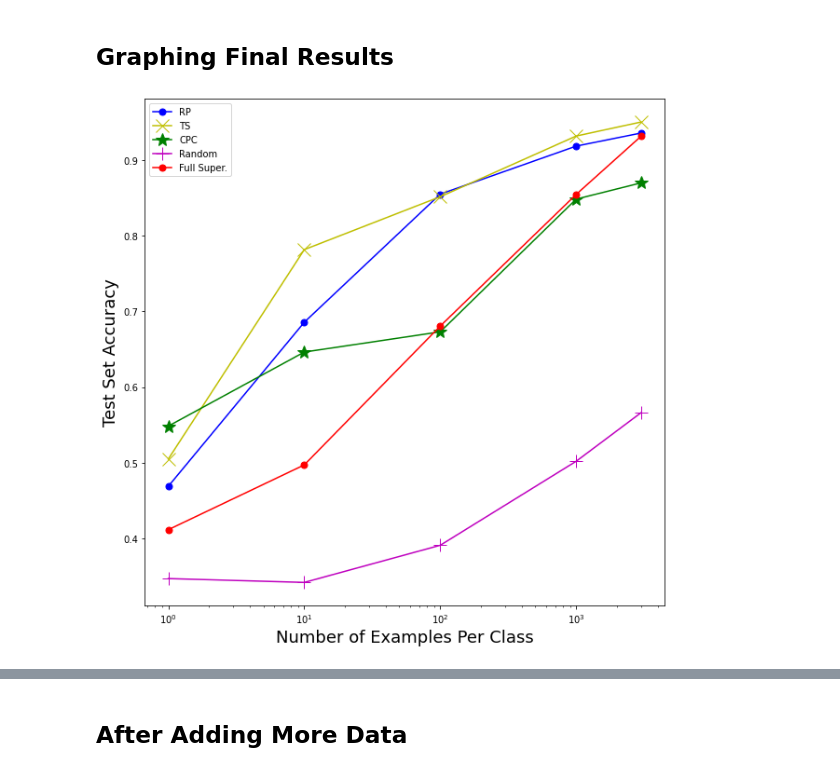
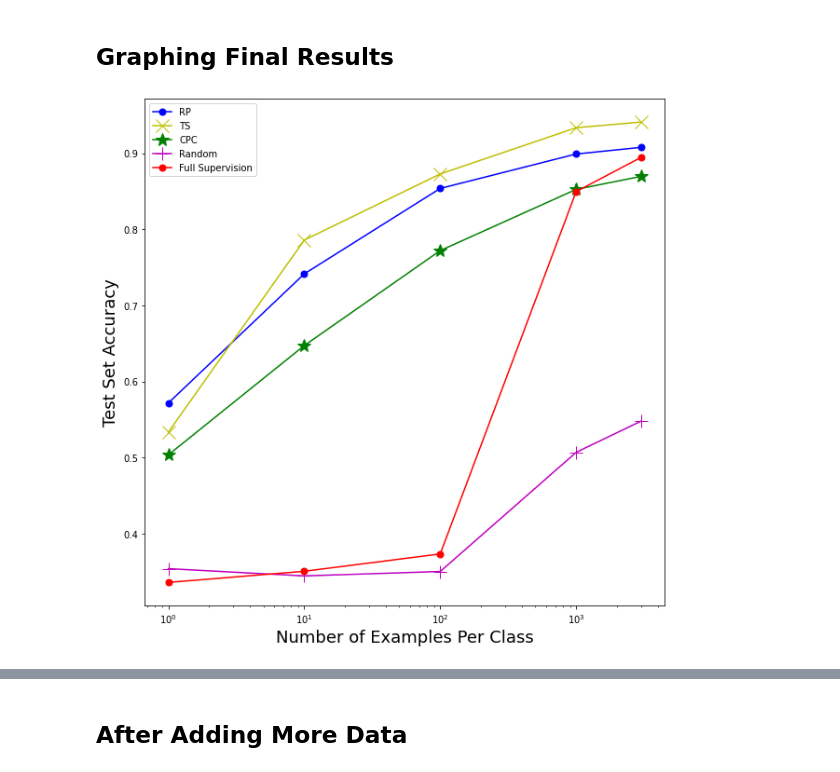
Before and after one commit to jstranne/mouse_self_supervision, a Jupyter notebook: Graphing_Data.ipynb, the cells around one changed output, grey strips where cells are left out. Cells and saved outputs as stored; diff of their text form; code cells hidden in the pictures.

```diff
--- a/Graphing_Data.ipynb
+++ b/Graphing_Data.ipynb
@@ -1,29 +1,31 @@
 # %% [markdown]
 ## Graphing Final Results
 # %%
-rp = [0.4689810606060606, 0.6855946969696969, 0.8547765151515151, 0.9181893939393939, 0.935465909090909]
-ts = [0.5050075757575757, 0.7815037878787878, 0.8513484848484849, 0.9314886363636363, 0.9500113636363636]
-cpc = [0.5484583333333334, 0.6462386363636364, 0.6729166666666668, 0.8481856060606059, 0.8696249999999999]
+rp = [0.5716055555555556, 0.7413722222222111, 0.8536277777777777, 0.8988888888888887, 0.9076166666666666]
+ts = [0.5332666666666667, 0.7857222222222222, 0.872661111111111, 0.9334055555555555, 0.9409222222222221]
+cpc = [0.5034555555555555, 0.6471388888888888, 0.7719722222222223, 0.8523888888888888, 0.8694777777777779]
 
-ramdom_weights = [0.3471666666666667, 0.34206060606060606, 0.3911098484848485, 0.5020492424242424, 0.5661893939393939]
-full_sup = [0.41169696969696973, 0.4972234848484849, 0.6805530303030303, 0.854409090909091, 0.9312083333333334]
-All3_combined = [0.6547992424242424, 0.8585719696969697, 0.9048257575757577, 0.938746212121212, 0.9544659090909091]
+
+ramdom_weights = [0.35394444444444445, 0.34443333333333337, 0.35025, 0.5068611111111111, 0.5478166666666665]
+full_sup = [0.3358833333333333, 0.35051111111111116, 0.37330555555555556, 0.849538888888889, 0.8944111111111112]
+All3_combined = [0.6305499999999999, 0.8377333333333333, 0.8911222222222221, 0.9293666666666667, 0.9474888888888889]
 # %%
 %matplotlib inline
 from matplotlib import pyplot as plt
 
 plt.figure(num=None, figsize=(10, 10))
 
 xvals = [1, 10, 100, 1000, 3000] #the 2000 is kinda bs, fix this
 plt.semilogx(xvals, rp, 'b.-', label="RP", markersize=14)
 plt.semilogx(xvals, ts, 'yx-', label="TS", markersize=14)
 plt.semilogx(xvals, cpc, 'g*-', label="CPC", markersize=14)
 plt.semilogx(xvals, ramdom_weights, 'm+-', label="Random", markersize=14)
-plt.semilogx(xvals, full_sup, 'r.-', label="Full Super.", markersize=14)
+plt.semilogx(xvals, full_sup, 'r.-', label="Full Supervision", markersize=14)
 
 plt.legend()
 plt.xlabel("Number of Examples Per Class", fontsize=18)
 plt.ylabel("Test Set Accuracy", fontsize=18)
+plt.savefig('basic_results.png')
 plt.show()
 # %% [output]
-[figure, old version]
+[figure, new version]
```
Also changed, not shown: parts of 3 cells of this notebook, 15 other files.
